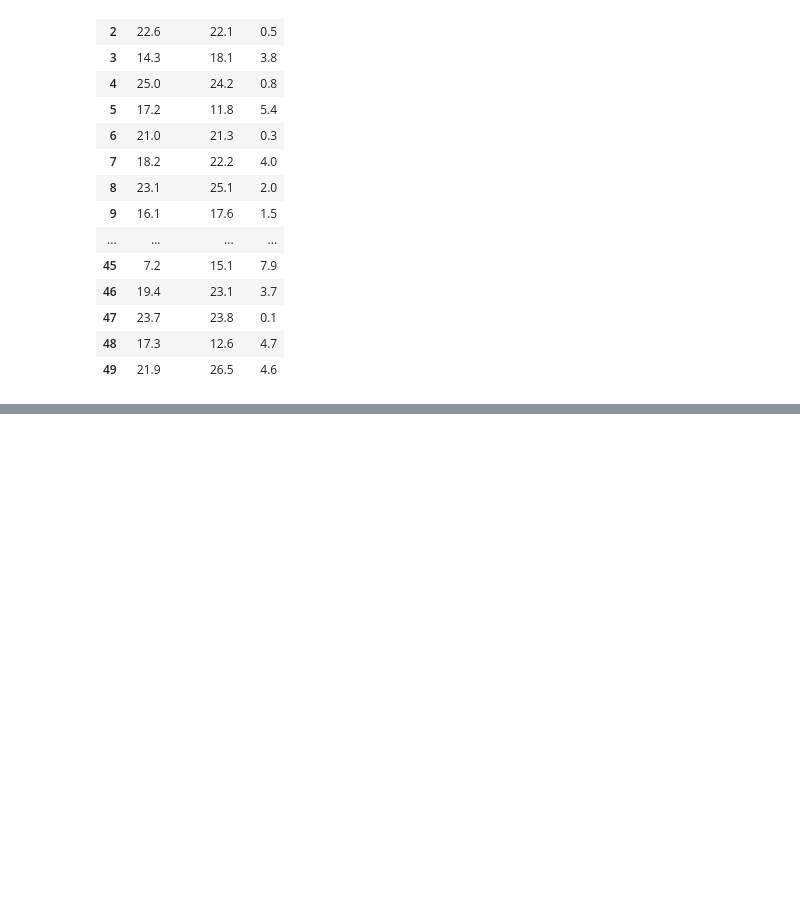
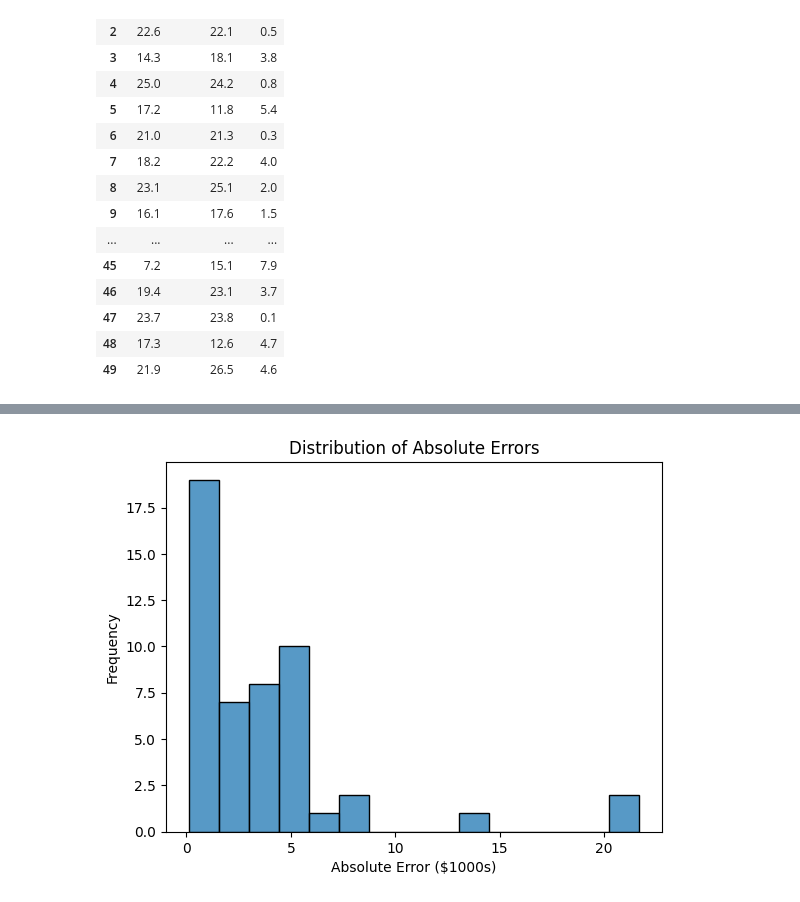
Before and after one commit to DimitarMalamski/house_price_predictor, a Jupyter notebook: house-price-predictor-dimitar.ipynb, the cells around one changed output, grey strips where cells are left out. Cells and saved outputs as stored; diff of their text form; code cells hidden in the pictures; blank space fills up the shorter version.

Commit message:
Different visualisation strategies for the errors at the end ( R2, RMSE )

```diff
--- a/house-price-predictor-dimitar.ipynb
+++ b/house-price-predictor-dimitar.ipynb
@@ -208,0 +254,12 @@ df
+# %%
+import matplotlib.pyplot as plt
+import seaborn as sns
+
+plt.figure()
+sns.histplot(df["error"], bins=15)
+plt.title("Distribution of Absolute Errors")
+plt.xlabel("Absolute Error ($1000s)")
+plt.ylabel("Frequency")
+plt.show()
+# %% [output]
+[figure, added]
```
Also changed, not shown: parts of 9 cells of this notebook.
